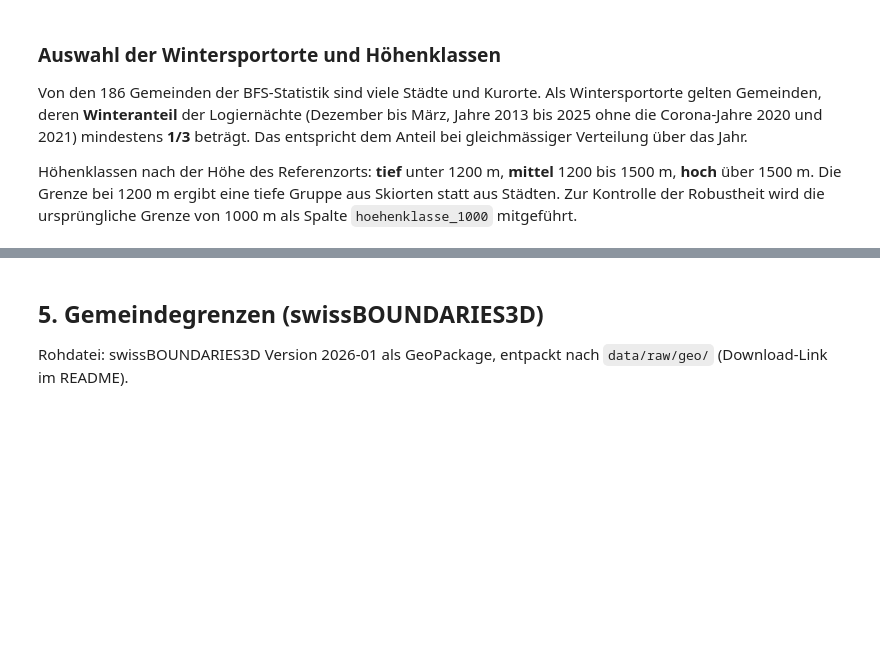
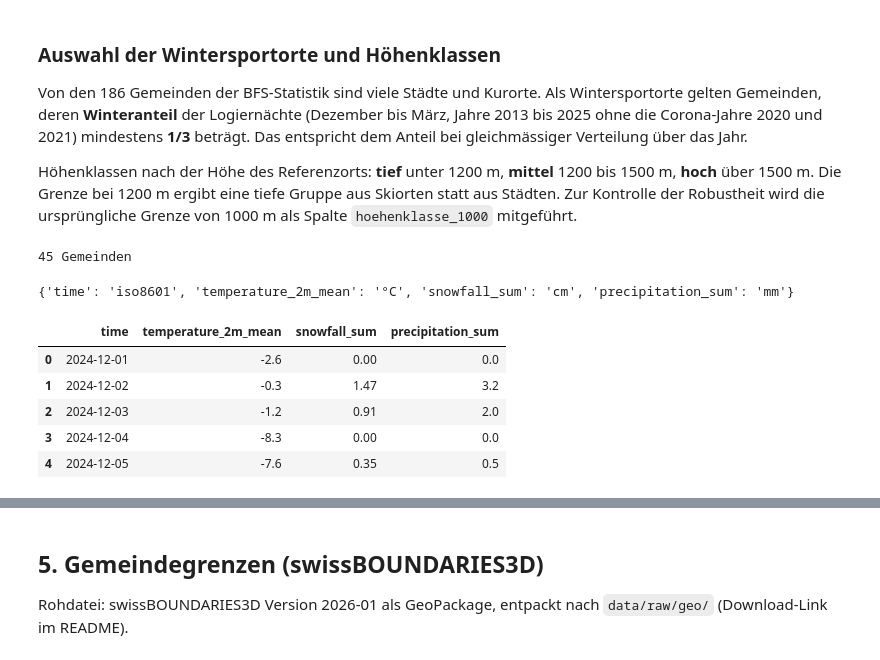
Before and after one commit to aakset/wintertourismus-schnee, a Jupyter notebook: notebooks/01_datensammlung.ipynb, the cells around one changed output, grey strips where cells are left out. Saved outputs shown, nothing was run; the diff lists cells and outputs as text; code cells hidden in the pictures; blank space fills up the shorter version.

Commit message:
Wetterdaten Open-Meteo (1.5)

```diff
--- a/notebooks/01_datensammlung.ipynb
+++ b/notebooks/01_datensammlung.ipynb
@@ -595,3 +597,51 @@ for grenze in [1000, 1100, 1200]:
    Von den 186 Gemeinden der BFS-Statistik sind viele Städte und Kurorte. Als Wintersportorte gelten Gemeinden, deren **Winteranteil** der Logiernächte (Dezember bis März, Jahre 2013 bis 2025 ohne die Corona-Jahre 2020 und 2021) mindestens **1/3** beträgt. Das entspricht dem Anteil bei gleichmässiger Verteilung über das Jahr.
 
    Höhenklassen nach der Höhe des Referenzorts: **tief** unter 1200 m, **mittel** 1200 bis 1500 m, **hoch** über 1500 m. Die Grenze bei 1200 m ergibt eine tiefe Gruppe aus Skiorten statt aus Städten. Zur Kontrolle der Robustheit wird die ursprüngliche Grenze von 1000 m als Spalte `hoehenklasse_1000` mitgeführt.
+# %%
+import requests, time, json, pathlib
+import pandas as pd
+
+WETTER = pathlib.Path("../data/raw/wetter"); WETTER.mkdir(parents=True, exist_ok=True)
+gem = pd.read_csv("../data/processed/gemeinden.csv")
+ziel_gem = gem[gem["ausgewaehlt"]].copy()
+print(len(ziel_gem), "Gemeinden")
+
+def fetch_wetter(row, start="2013-01-01", end="2026-04-30"):
+    params = {
+        "latitude": row.lat, "longitude": row.lon,
+        "elevation": row.hoehe_m,                 # Höhe des Orts für das Downscaling
+        "start_date": start, "end_date": end,
+        "daily": "temperature_2m_mean,snowfall_sum,precipitation_sum",
+        "models": "era5",                         # über alle Jahre gleiches Modell
+        "timezone": "Europe/Zurich",
+    }
+    for versuch in range(5):
+        r = requests.get("https://archive-api.open-meteo.com/v1/archive", params=params, timeout=90)
+        if r.status_code == 429:
+            try:
+                grund = r.json().get("reason", "").lower()
+            except Exception:
+                grund = ""
+            if "minutely" in grund:
+                print("Minutenlimit, warte 65 s ...")
+                time.sleep(65)
+                continue
+            raise RuntimeError(f"Limit erreicht ({grund}). Zelle später erneut ausführen, sie setzt fort.")
+        r.raise_for_status()
+        return r.json()
+    raise RuntimeError("Zu viele Versuche")
+# %% [output]
+45 Gemeinden
+# %%
+test = ziel_gem[ziel_gem["name"] == "Zermatt"].iloc[0]
+d = fetch_wetter(test, start="2024-12-01", end="2025-03-31")
+print(d["daily_units"])
+pd.DataFrame(d["daily"]).head()
+# %% [output]
+{'time': 'iso8601', 'temperature_2m_mean': '°C', 'snowfall_sum': 'cm', 'precipitation_sum': 'mm'}
+|  | time | temperature_2m_mean | snowfall_sum | precipitation_sum |
+| 0 | 2024-12-01 | -2.6 | 0.00 | 0.0 |
+| 1 | 2024-12-02 | -0.3 | 1.47 | 3.2 |
+| 2 | 2024-12-03 | -1.2 | 0.91 | 2.0 |
+| 3 | 2024-12-04 | -8.3 | 0.00 | 0.0 |
+| 4 | 2024-12-05 | -7.6 | 0.35 | 0.5 |
```
Also changed, not shown: parts of 10 cells of this notebook, 46 other files.
